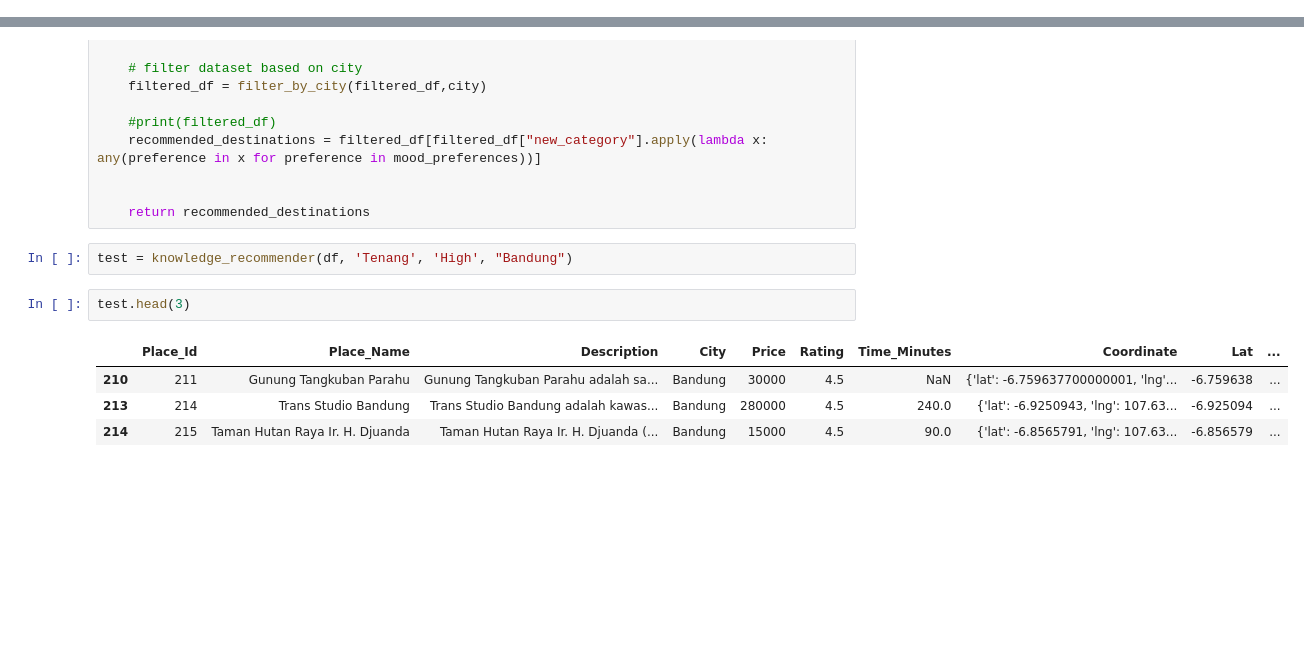
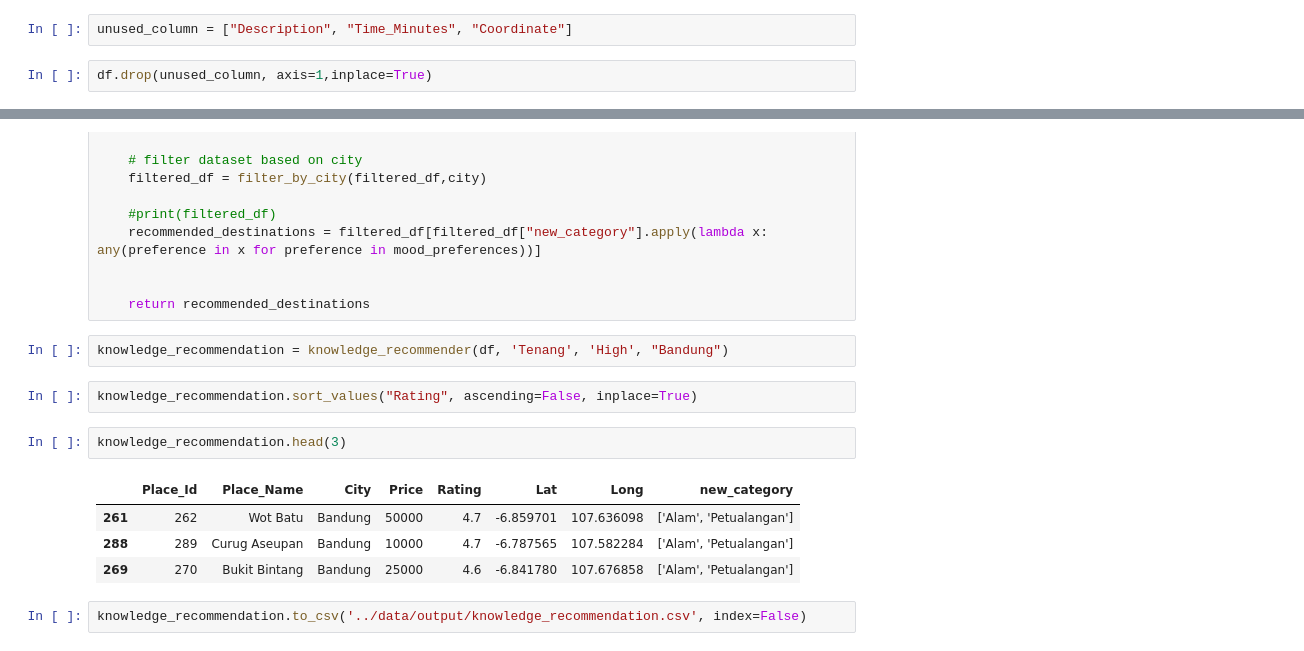
Before and after one commit to halowisata/ViVe-Machine-Learning, a Jupyter notebook: recommender/knowledge_constraint.ipynb, the cells around one changed output, grey strips where cells are left out. Saved outputs shown, nothing was run; the diff lists cells and outputs as text; blank space fills up the shorter version.

Commit message:
eksport example output

```diff
--- a/recommender/knowledge_constraint.ipynb
+++ b/recommender/knowledge_constraint.ipynb
@@ -7,3 +16,7 @@ df = pd.read_csv("../data/datasets/updated/tourism_with_id_updated.csv")
+# %%
+unused_column = ["Description", "Time_Minutes", "Coordinate"]
+# %%
+df.drop(unused_column, axis=1,inplace=True)
 # %%
 # knowledge based on paper
 def mood_constraint(mood):
@@ -57,11 +70,15 @@ def knowledge_recommender(df, mood, budget, city):
 
     return recommended_destinations
 # %%
-test = knowledge_recommender(df, 'Tenang', 'High', "Bandung")
+knowledge_recommendation = knowledge_recommender(df, 'Tenang', 'High', "Bandung")
+# %%
+knowledge_recommendation.sort_values("Rating", ascending=False, inplace=True)
 # %%
-test.head(3)
+knowledge_recommendation.head(3)
 # %% [output]
-|  | Place_Id | Place_Name | Description | City | Price | Rating | Time_Minutes | Coordinate | Lat | ... |
-| 210 | 211 | Gunung Tangkuban Parahu | Gunung Tangkuban Parahu adalah sa... | Bandung | 30000 | 4.5 | NaN | {'lat': -6.759637700000001, 'lng'... | -6.759638 | ... |
-| 213 | 214 | Trans Studio Bandung | Trans Studio Bandung adalah kawas... | Bandung | 280000 | 4.5 | 240.0 | {'lat': -6.9250943, 'lng': 107.63... | -6.925094 | ... |
-| 214 | 215 | Taman Hutan Raya Ir. H. Djuanda | Taman Hutan Raya Ir. H. Djuanda (... | Bandung | 15000 | 4.5 | 90.0 | {'lat': -6.8565791, 'lng': 107.63... | -6.856579 | ... |
+|  | Place_Id | Place_Name | City | Price | Rating | Lat | Long | new_category |
+| 261 | 262 | Wot Batu | Bandung | 50000 | 4.7 | -6.859701 | 107.636098 | ['Alam', 'Petualangan'] |
+| 288 | 289 | Curug Aseupan | Bandung | 10000 | 4.7 | -6.787565 | 107.582284 | ['Alam', 'Petualangan'] |
+| 269 | 270 | Bukit Bintang | Bandung | 25000 | 4.6 | -6.841780 | 107.676858 | ['Alam', 'Petualangan'] |
+# %%
+knowledge_recommendation.to_csv('../data/output/knowledge_recommendation.csv', index=False)
```
Also changed, not shown: parts of 1 cell of this notebook, 4 other files.
